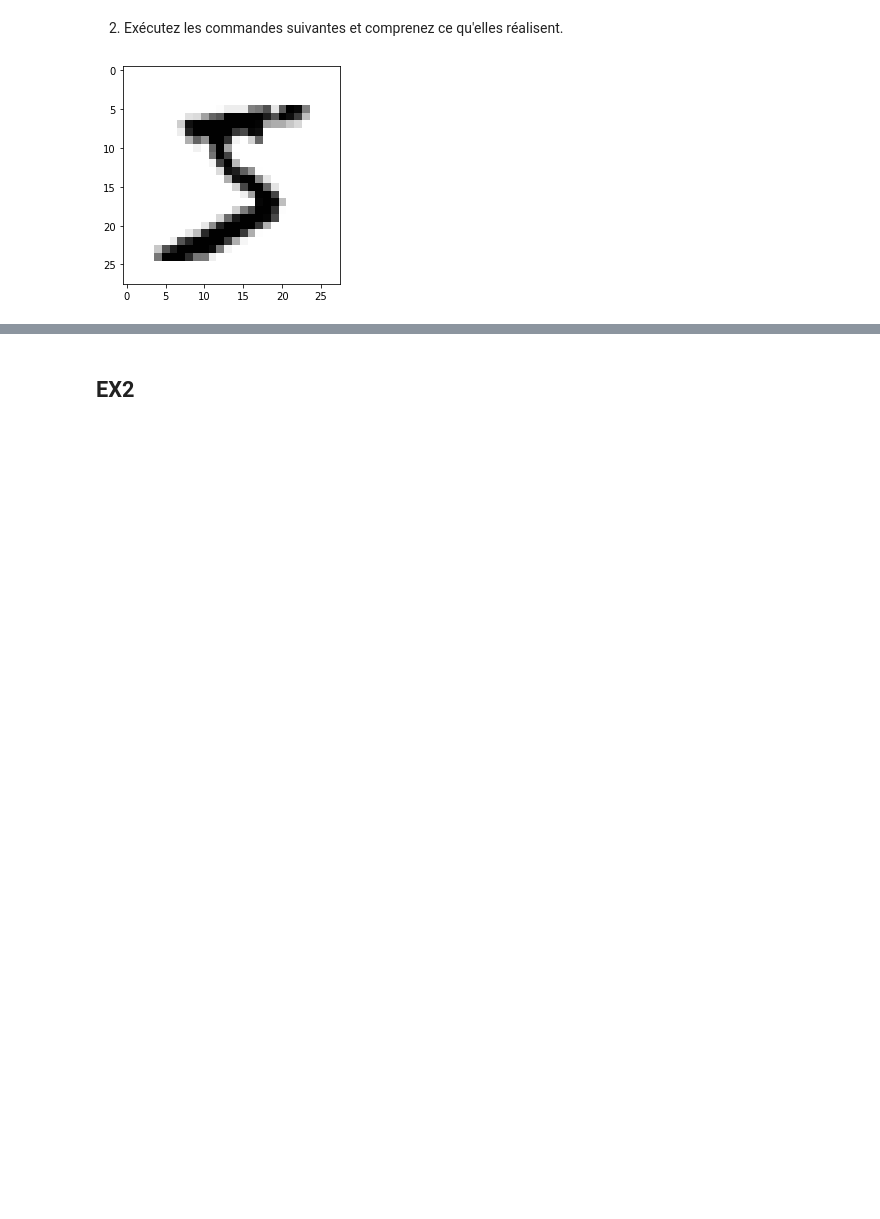
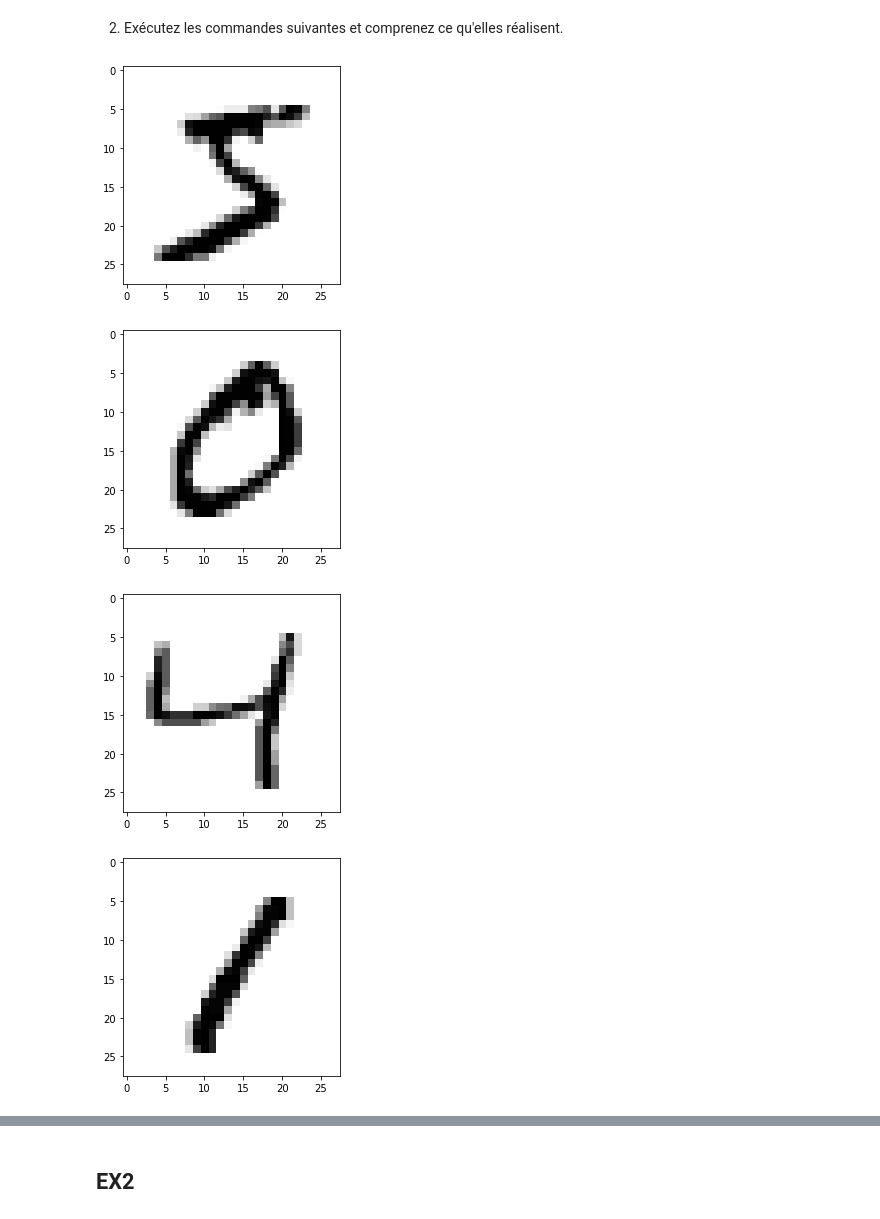
Before and after one commit to iattach/TP_Apprentissage_Sup, a Jupyter notebook: TP1.ipynb, the cells around one changed output, grey strips where cells are left out. Cells and saved outputs as stored; diff of their text form; code cells hidden in the pictures; blank space fills up the shorter version.

```diff
--- a/TP1.ipynb
+++ b/TP1.ipynb
@@ -110,7 +110,22 @@ array([[0., 0., 0., ..., 0., 0., 0.],
 # %%
 import matplotlib.pyplot as plt
 images = mnist.data.reshape((-1, 28, 28))
 plt.imshow(images[0],cmap=plt.cm.gray_r,interpolation="nearest")
 plt.show()
+
+plt.imshow(images[1],cmap=plt.cm.gray_r,interpolation="nearest")
+plt.show()
+
+plt.imshow(images[2],cmap=plt.cm.gray_r,interpolation="nearest")
+plt.show()
+
+plt.imshow(images[3],cmap=plt.cm.gray_r,interpolation="nearest")
+plt.show()
+
+plt.imshow(images[4],cmap=plt.cm.gray_r,interpolation="nearest")
+plt.show()
 # %% [output]
 [figure]
+[figure, added]
+[figure, added]
+[figure, added]
```
Also changed, not shown: parts of 7 cells of this notebook, 3 other files.
